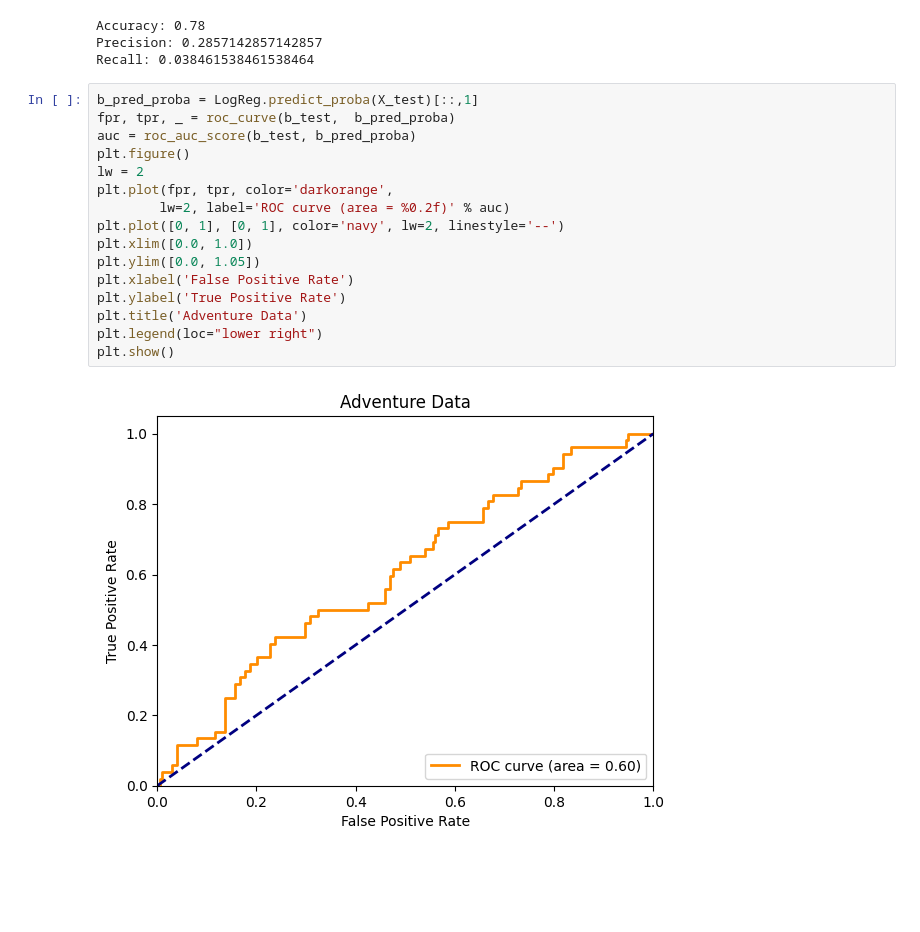
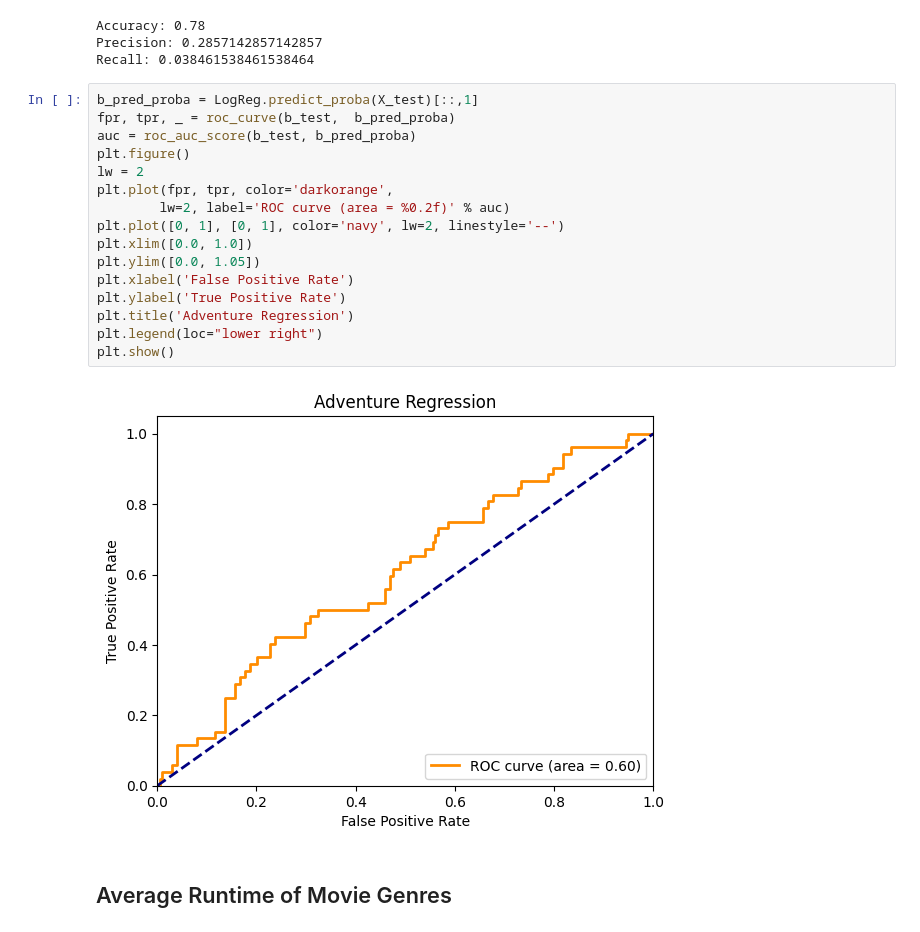
Before and after one commit to ColeDM-2020/INST-354-Project, a Jupyter notebook: Final_Project.ipynb, the cells around one changed output. Saved outputs shown, nothing was run; the diff lists cells and outputs as text; blank space fills up the shorter version.

```diff
--- a/Final_Project.ipynb
+++ b/Final_Project.ipynb
@@ -404,18 +402,20 @@ Recall: 0.038461538461538464
 # %%
 b_pred_proba = LogReg.predict_proba(X_test)[::,1]
 fpr, tpr, _ = roc_curve(b_test,  b_pred_proba)
 auc = roc_auc_score(b_test, b_pred_proba)
 plt.figure()
 lw = 2
 plt.plot(fpr, tpr, color='darkorange',
         lw=2, label='ROC curve (area = %0.2f)' % auc)
 plt.plot([0, 1], [0, 1], color='navy', lw=2, linestyle='--')
 plt.xlim([0.0, 1.0])
 plt.ylim([0.0, 1.05])
 plt.xlabel('False Positive Rate')
 plt.ylabel('True Positive Rate')
-plt.title('Adventure Data')
+plt.title('Adventure Regression')
 plt.legend(loc="lower right")
 plt.show()
 # %% [output]
-[figure, old version]
+[figure, new version]
+# %% [markdown]
+## Average Runtime of Movie Genres
```
Also changed, not shown: parts of 10 cells of this notebook.
